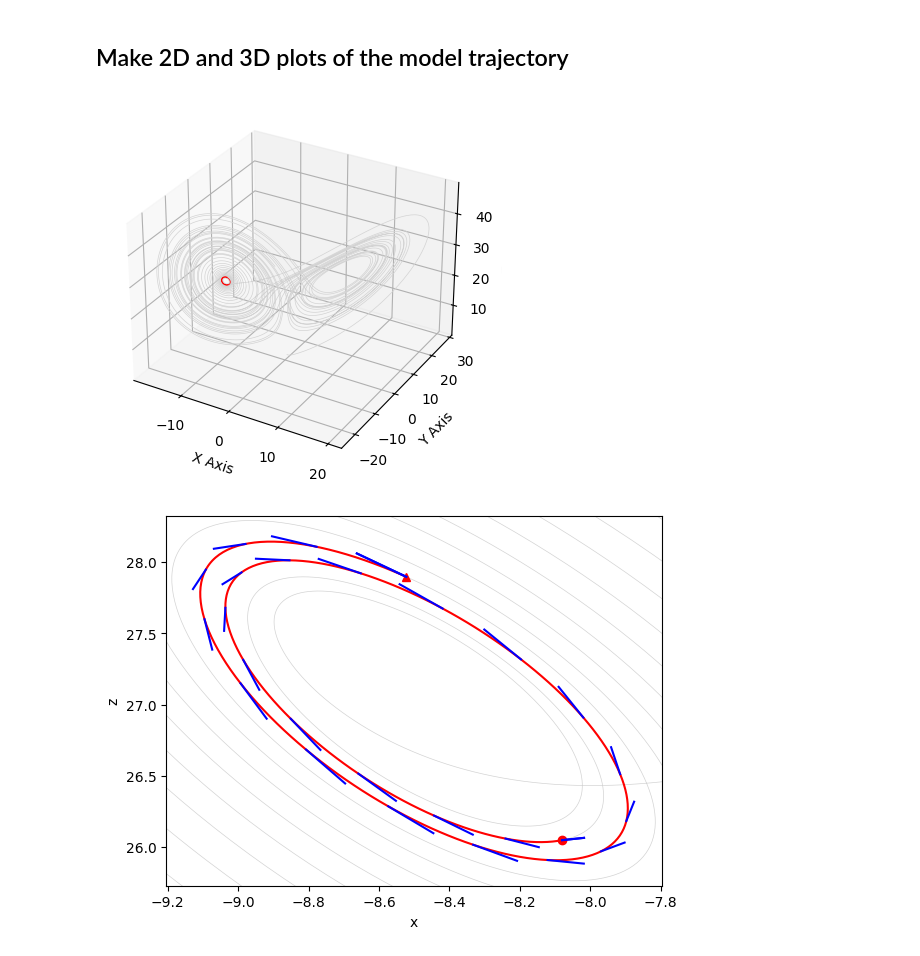
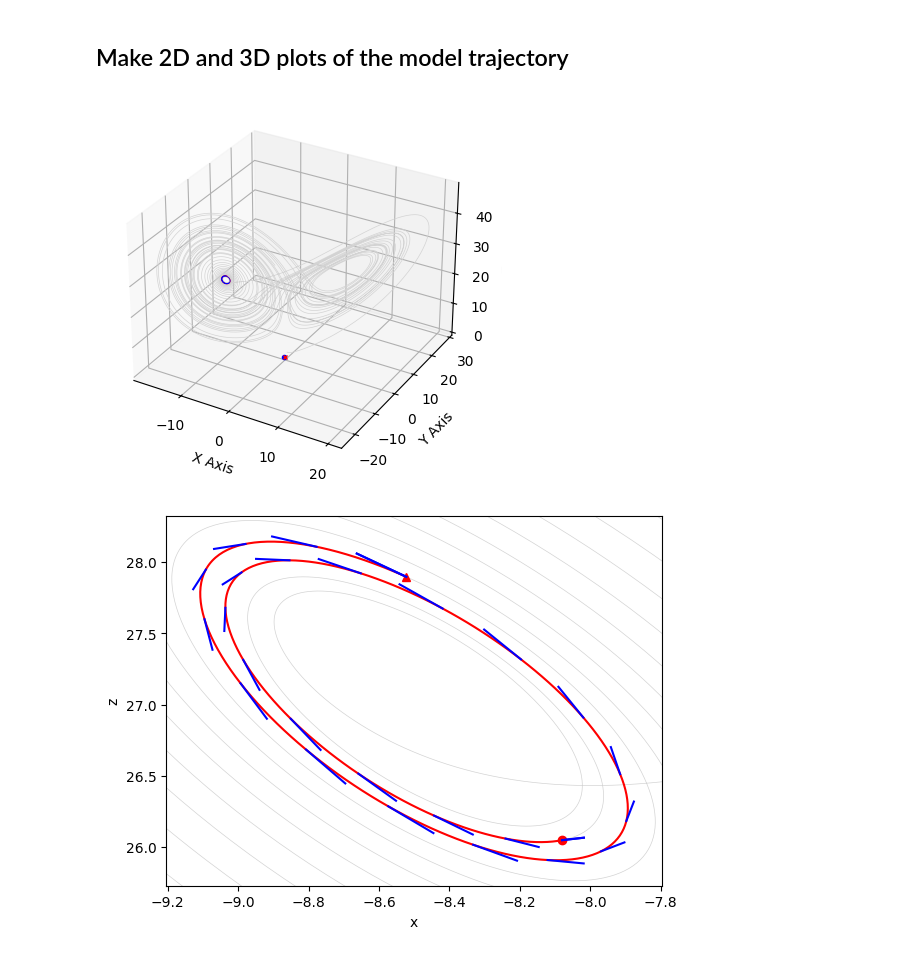
Before and after one commit to AidanJanney/ATOC4500_F24, a Jupyter notebook: Project_1/lorenz63_tlm_docu.ipynb, the cells around one changed output. Saved outputs shown, nothing was run; the diff lists cells and outputs as text; code cells hidden in the pictures.

```diff
--- a/Project_1/lorenz63_tlm_docu.ipynb
+++ b/Project_1/lorenz63_tlm_docu.ipynb
@@ -180,5 +181,10 @@ for i in range(fcst_steps):
         xtlm.append(xtrue[i])
         ytlm.append(ytrue[i])
         ztlm.append(ztrue[i])
+
+ttlm.append(tfcst[-1])
+xtlm.append(xtrue[-1])
+ytlm.append(ytrue[-1])
+ztlm.append(ztrue[-1])
 # %%
 print(xtlm[0:10], "....", xtlm[-10:])
@@ -265,18 +271,28 @@ Error from forecast with SV initial condition error:  0.2583218336033291
 # %%
 if plot3d:
     fig = plt.figure()
     ax = fig.add_subplot(111, projection='3d')  # Updated line
 
     ax.plot(xtraj, ytraj, ztraj, lw=0.5, color='lightgray')
     ax.plot(xtrue, ytrue, ztrue, lw=0.5, color='red')
+    ax.plot(xfcst, yfcst, zfcst, lw = 0.5, color='blue')
+
+    ## Adding plot of linearized trajectory
+    #test_point = np.matmul(M, np.array([xtrue[0], ytrue[0], ztrue[0]]))
+    test_error = np.matmul(M, ic_error)
+    #ax.plot(xtrue[0], ytrue[0], ztrue[0], color = 'black', marker='o', markersize = 3)
+    #ax.plot(test_point[0], test_point[1], test_point[2], color = 'black', marker='o', markersize = 3)
+    ax.plot(test_error[0], test_error[1], test_error[2], color = 'blue', marker='o', markersize = 3)
+    ax.plot(0,0,0, color = 'red', marker = 'x', markersize = 3)
+
     ax.set_xlabel("X Axis")
     ax.set_ylabel("Y Axis")
     ax.set_zlabel("Z Axis")
 
     plt.savefig('lorenz_xyz.png', format='png', dpi=150, bbox_inches='tight')
     plt.show()
 # %% [output]
-[figure, old version]
+[figure, new version]
 # %%
 if (plotxz):
 
```
Also changed, not shown: parts of 14 cells of this notebook, 2 other files.
